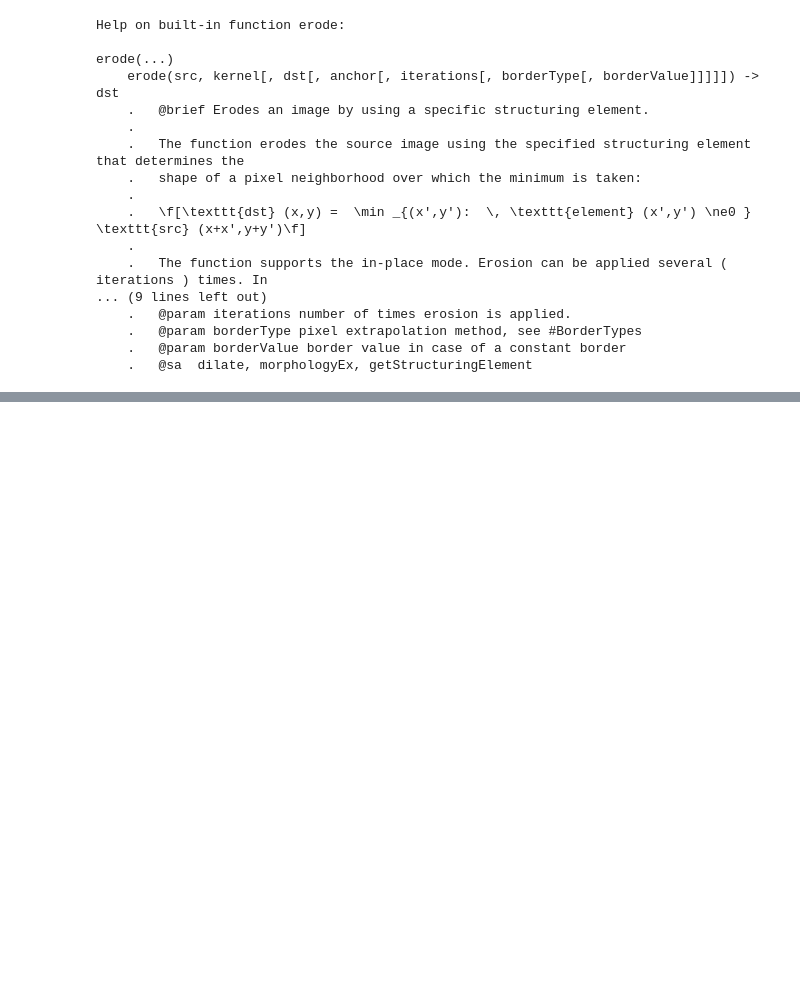
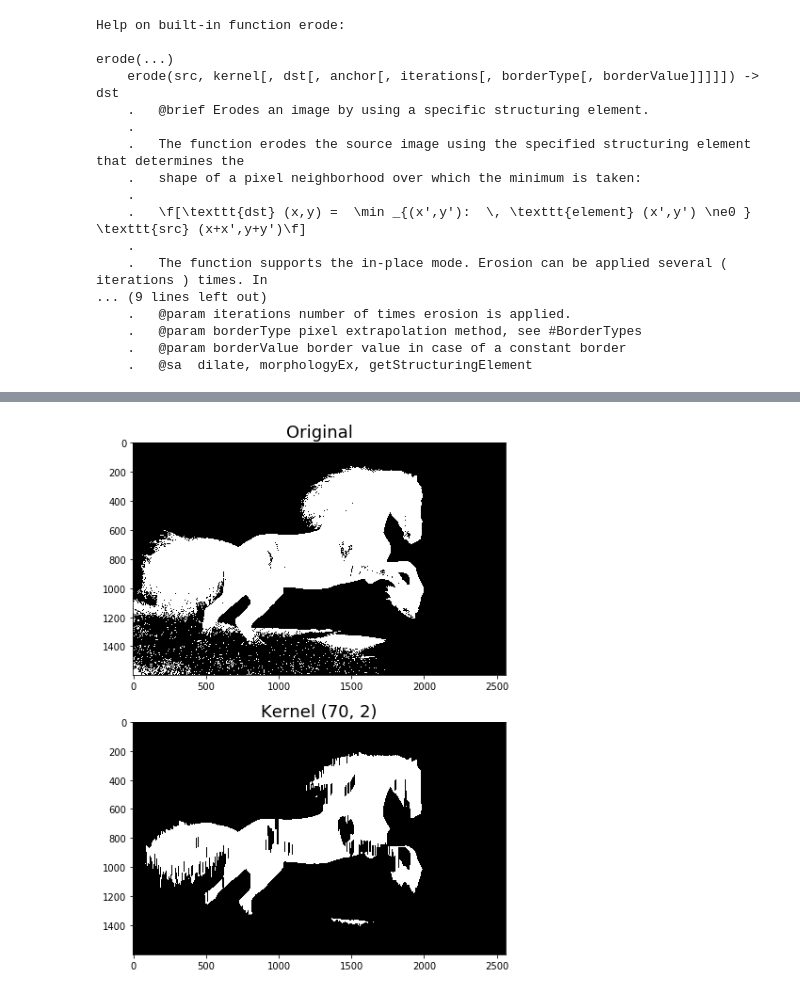
Before and after one commit to gmagannaDevelop/MorphoImg, a Jupyter notebook: Erosion.ipynb, the cells around one changed output, grey strips where cells are left out. Cells and saved outputs as stored; diff of their text form; code cells hidden in the pictures; blank space fills up the shorter version.

```diff
--- a/Erosion.ipynb
+++ b/Erosion.ipynb
@@ -104,0 +110,5 @@ e =
+# %%
+kernel = np.ones((70, 2))
+side_by_side(binaria, cv.erode(binaria, kernel), title1='Original', title2=f'Kernel {kernel.shape}')
+# %% [output]
+[figure, added]
```
Also changed, not shown: parts of 16 cells of this notebook, 1 other file.
